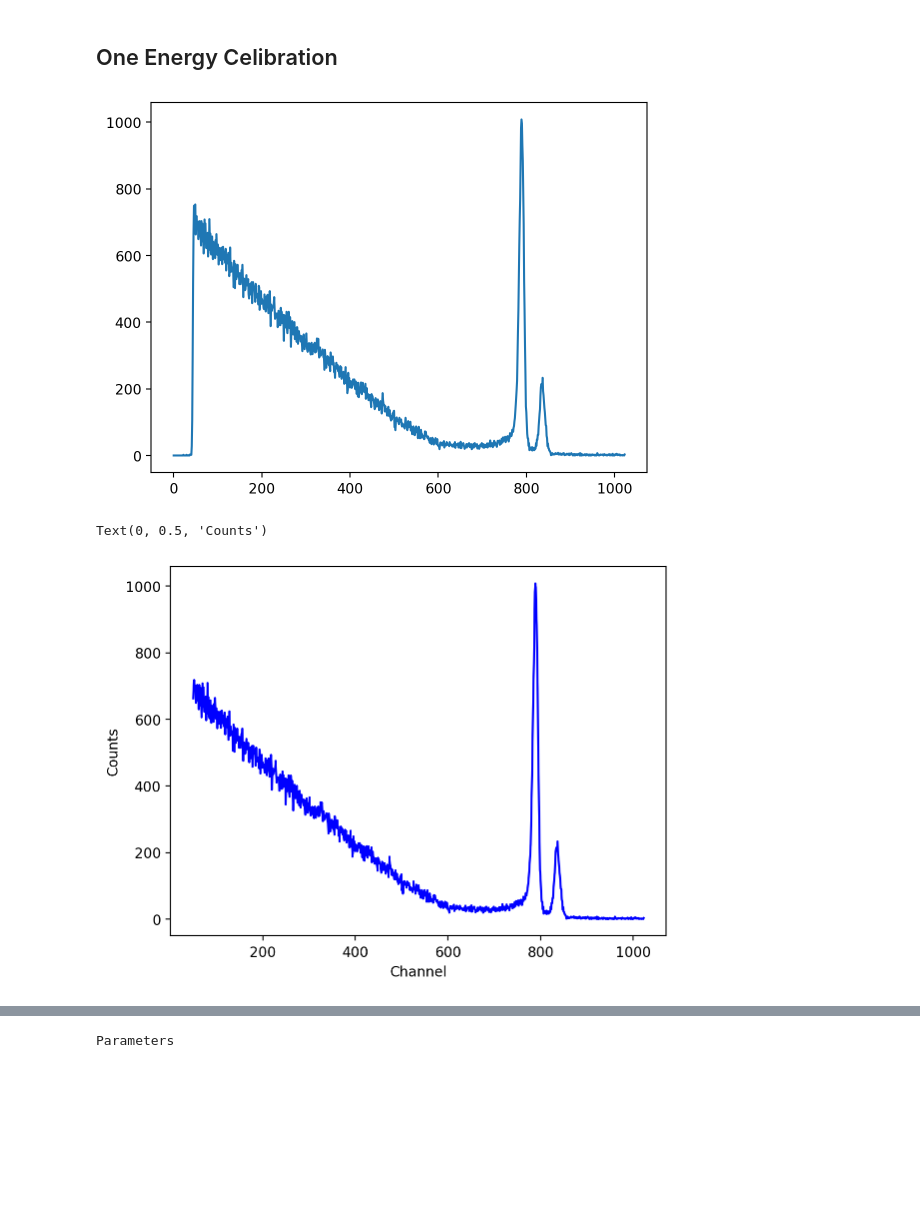
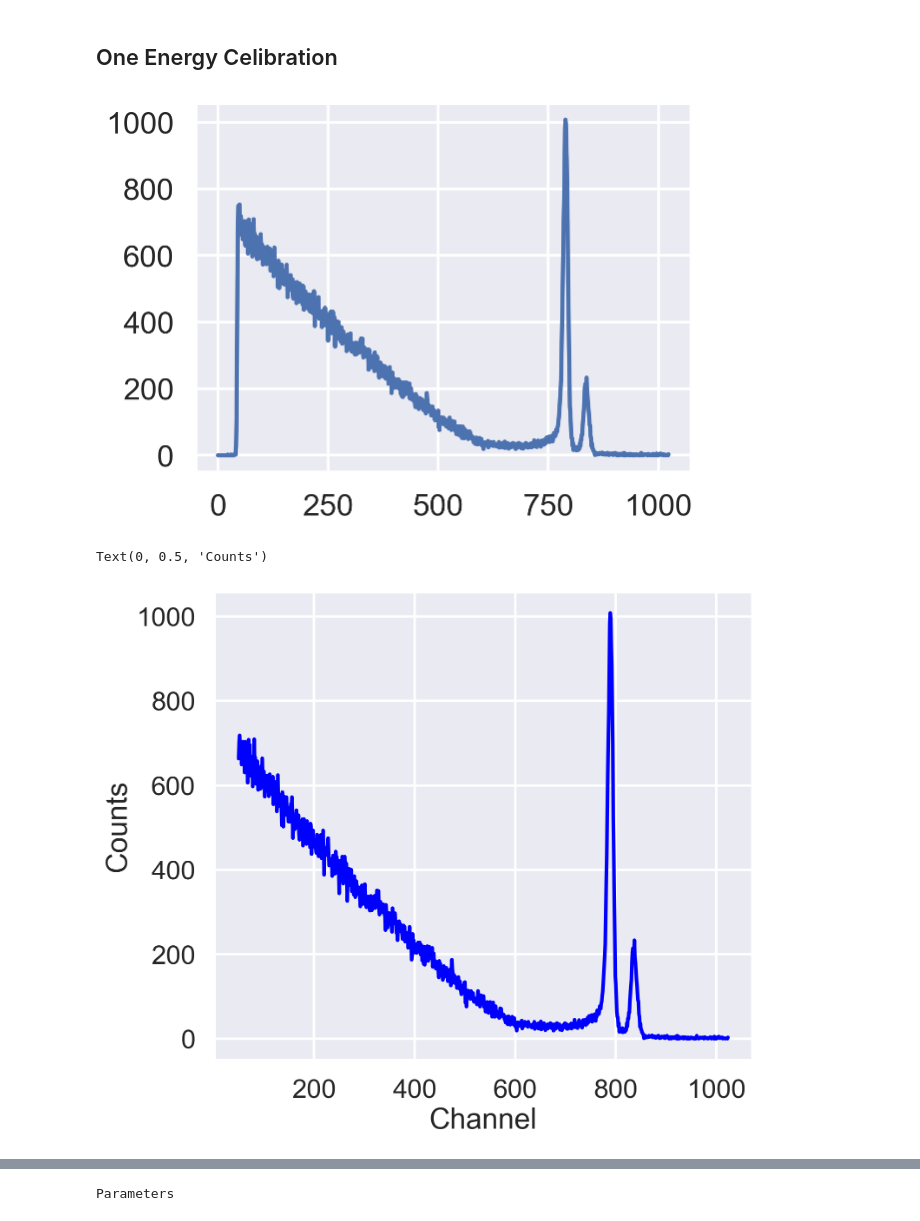
Before and after one commit to Xuanyiyiren/Fundamental-Laboratory-Experiment-in-Nuclear-Electronics-II, a Jupyter notebook: Experiment-5/data_ana.ipynb, the cells around one changed output, grey strips where cells are left out. Drawn from its saved outputs; the diff is of its cells as text; code cells hidden in the pictures; blank space fills up the shorter version.

```diff
--- a/Experiment-5/data_ana.ipynb
+++ b/Experiment-5/data_ana.ipynb
@@ -5,8 +5,11 @@ import matplotlib.pyplot as plt
 # plt.rcParams['font.sans-serif']=['Simhei']  #显示中文
 # plt.rcParams['axes.unicode_minus']=False    #显示负号
 %config InlineBackend.figure_format = 'retina'
+import seaborn as sns
+sns.set_theme('poster')
+
+import astropy.units as u
 from lmfit.models import LinearModel,VoigtModel,SplineModel
-
 from scipy.signal import find_peaks
 from scipy.interpolate import CubicSpline
 
@@ -145,21 +152,21 @@ print(celi_B,celi_Bstderr)
 # %% [markdown]
 ## One Energy Celibration
 # %%
-beta_spetrum = pd.read_csv('data/beta/beta.txt', sep='\t')['1'].values
-plt.plot(beta_spetrum)
+beta_spectrum = pd.read_csv('data/beta/beta.txt', sep='\t')['1'].values
+plt.plot(beta_spectrum)
 plt.show()
 # %% [output]
-[figure, old version]
+[figure, new version]
 # %%
-beta_spetrum_dropped = beta_spetrum[50:]
+beta_spectrum_dropped = beta_spectrum[50:]
 channel_dropped = np.arange(50,1024,1)
-# bl = baseline(beta_spetrum[50:],deg=4)
+# bl = baseline(beta_spectrum[50:],deg=4)
 # print(bl)
-fig,ax = plt.subplots()
-ax.plot(channel_dropped,beta_spetrum_dropped,color = 'blue',label = r'$\beta$ Spectrum')
+fig,ax = plt.subplots(figsize = (8,7))
+ax.plot(channel_dropped,beta_spectrum_dropped,color = 'blue',label = r'$\beta$ Spectrum')
 ax.set_xlabel('Channel')
 ax.set_ylabel('Counts')
 # %% [output]
 Text(0, 0.5, 'Counts')
-[figure, old version]
+[figure, new version]
 # %%
```
Also changed, not shown: parts of 28 cells of this notebook, 33 other files.
